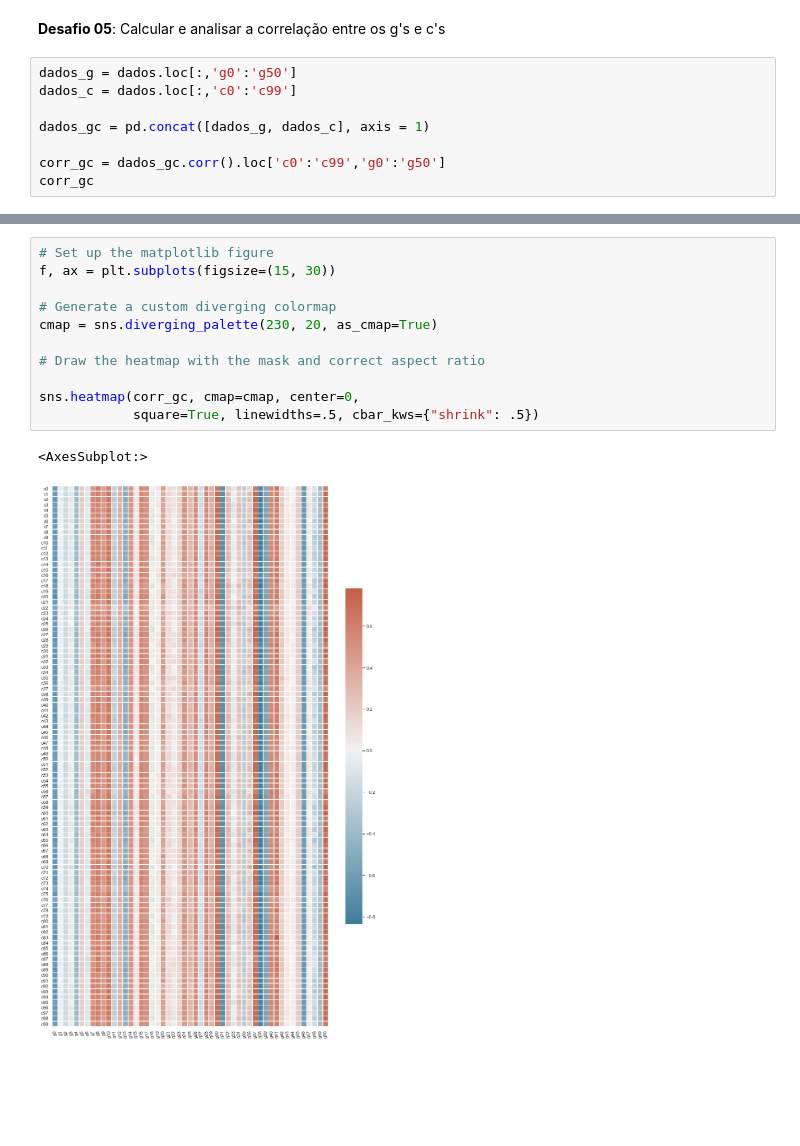
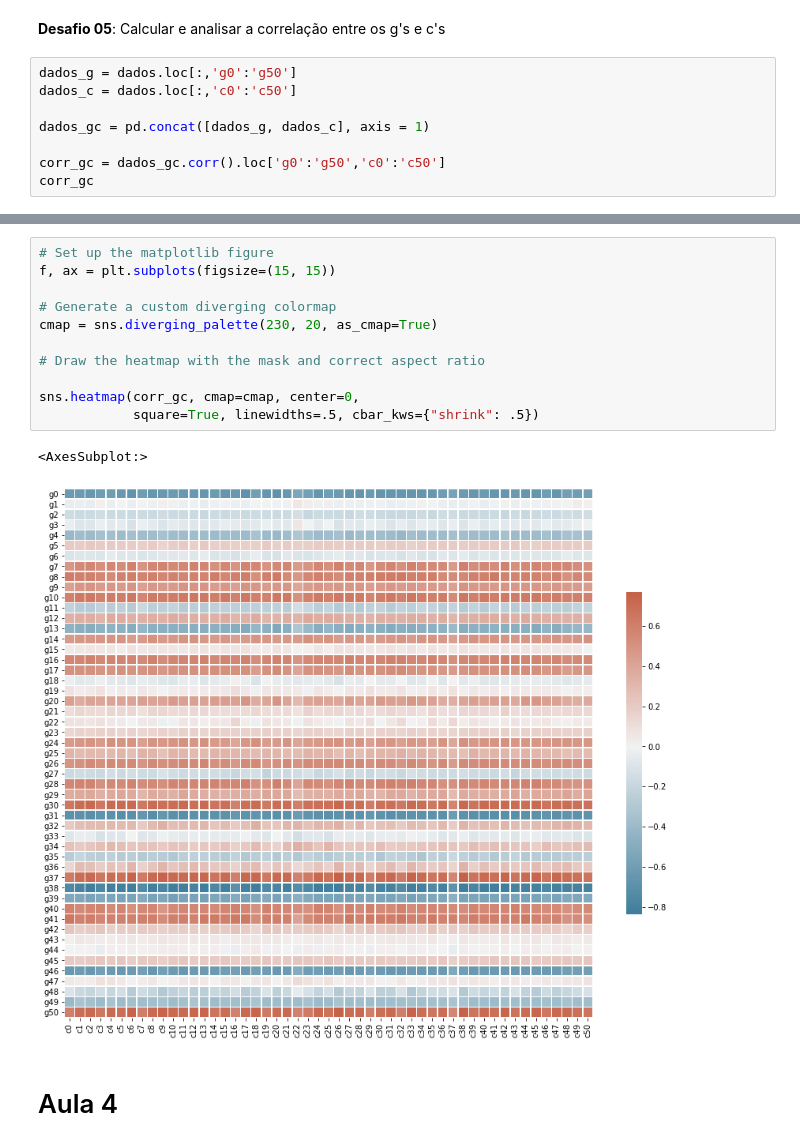
Before and after one commit to Francisco-1307/Alura-ImersaoDados2021, a Jupyter notebook: Notebook_Imersão2021.ipynb, the cells around one changed output, grey strips where cells are left out. Drawn from its saved outputs; the diff is of its cells as text; blank space fills up the shorter version.

Commit message:
Notebook Aulas1-4

```diff
--- a/Notebook_Imersão2021.ipynb
+++ b/Notebook_Imersão2021.ipynb
@@ -686,10 +757,10 @@ pd.crosstab(index = [dados['dose'],dados['tempo']], columns = dados['tratamento'
 **Desafio 05**: Calcular e analisar a correlação entre os g's e c's
 # %%
 dados_g = dados.loc[:,'g0':'g50']
-dados_c = dados.loc[:,'c0':'c99']
+dados_c = dados.loc[:,'c0':'c50']
 
 dados_gc = pd.concat([dados_g, dados_c], axis = 1)
 
-corr_gc = dados_gc.corr().loc['c0':'c99','g0':'g50']
+corr_gc = dados_gc.corr().loc['g0':'g50','c0':'c50']
 corr_gc
 # %% [output]
@@ -709,14 +785,16 @@ corr_gc
 # %%
 # Set up the matplotlib figure
-f, ax = plt.subplots(figsize=(15, 30))
+f, ax = plt.subplots(figsize=(15, 15))
 
 # Generate a custom diverging colormap
 cmap = sns.diverging_palette(230, 20, as_cmap=True)
 
 # Draw the heatmap with the mask and correct aspect ratio
 
 sns.heatmap(corr_gc, cmap=cmap, center=0,
             square=True, linewidths=.5, cbar_kws={"shrink": .5})
 # %% [output]
 <AxesSubplot:>
-[figure, old version]
+[figure, new version]
+# %% [markdown]
+# Aula 4
```
Also changed, not shown: parts of 34 cells of this notebook.
